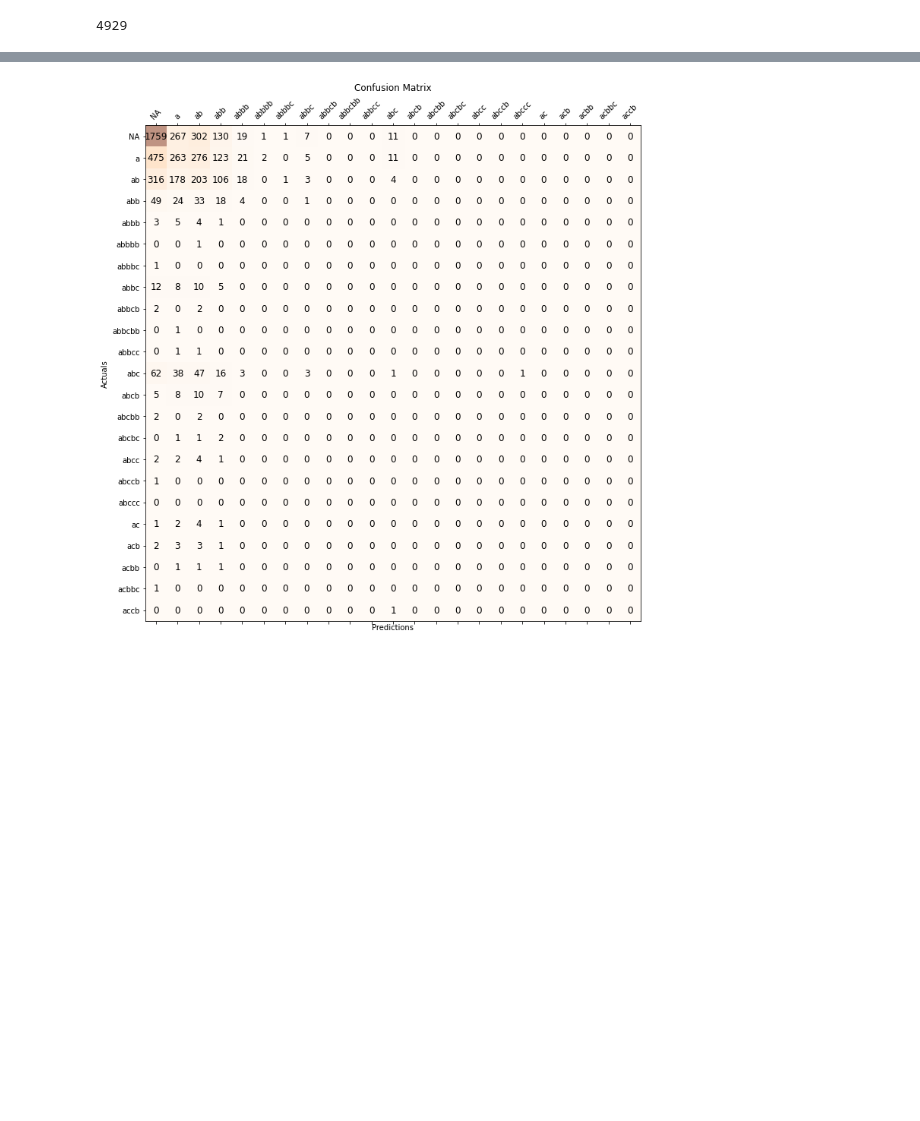
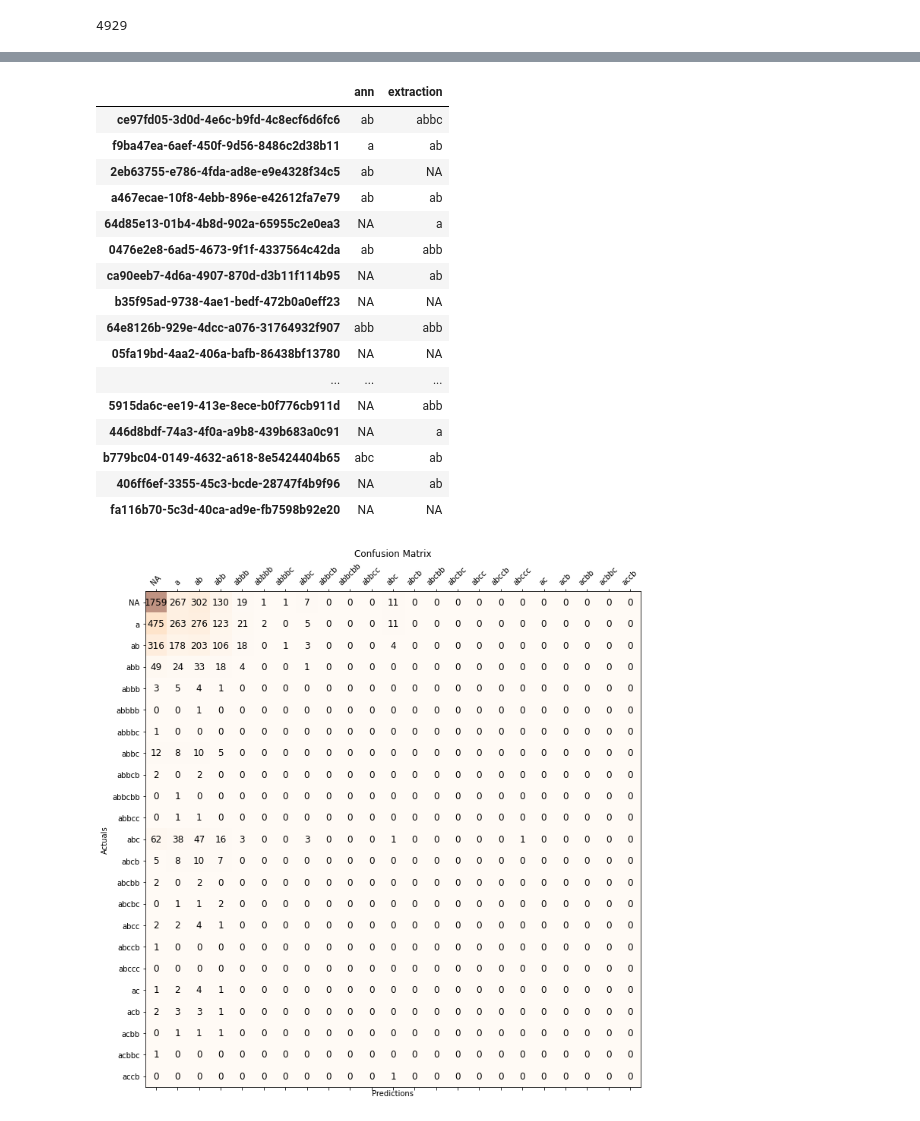
Before and after one commit to Yuweien/INFO699-clc-detection, a Jupyter notebook: clc_detection.ipynb, the cells around one changed output, grey strips where cells are left out. Saved outputs shown, nothing was run; the diff lists cells and outputs as text; code cells hidden in the pictures; blank space fills up the shorter version.

```diff
--- a/clc_detection.ipynb
+++ b/clc_detection.ipynb
@@ -252,6 +198,26 @@ combined_dict = {k: [ann[k], extraction[k]] for k in ann}
 
 # create a dataframe from the combined dictionary
 combined_df = pd.DataFrame.from_dict(combined_dict, orient='index', columns=['ann', 'extraction'])
+# %%
+combined_df.head(20)
+# %% [output]
+|  | ann | extraction |
+| ce97fd05-3d0d-4e6c-b9fd-4c8ecf6d6fc6 | ab | abbc |
+| f9ba47ea-6aef-450f-9d56-8486c2d38b11 | a | ab |
+| 2eb63755-e786-4fda-ad8e-e9e4328f34c5 | ab | NA |
+| a467ecae-10f8-4ebb-896e-e42612fa7e79 | ab | ab |
+| 64d85e13-01b4-4b8d-902a-65955c2e0ea3 | NA | a |
+| 0476e2e8-6ad5-4673-9f1f-4337564c42da | ab | abb |
+| ca90eeb7-4d6a-4907-870d-d3b11f114b95 | NA | ab |
+| b35f95ad-9738-4ae1-bedf-472b0a0eff23 | NA | NA |
+| 64e8126b-929e-4dcc-a076-31764932f907 | abb | abb |
+| 05fa19bd-4aa2-406a-bafb-86438bf13780 | NA | NA |
+| ... | ... | ... |
+| 5915da6c-ee19-413e-8ece-b0f776cb911d | NA | abb |
+| 446d8bdf-74a3-4f0a-a9b8-439b683a0c91 | NA | a |
+| b779bc04-0149-4632-a618-8e5424404b65 | abc | ab |
+| 406ff6ef-3355-45c3-bcde-28747f4b9f96 | NA | ab |
+| fa116b70-5c3d-40ca-ad9e-fb7598b92e20 | NA | NA |
 # %%
 ann_list = combined_df["ann"].to_list()
 extraction_list = combined_df["extraction"].to_list()
```
Also changed, not shown: parts of 4 cells of this notebook.
